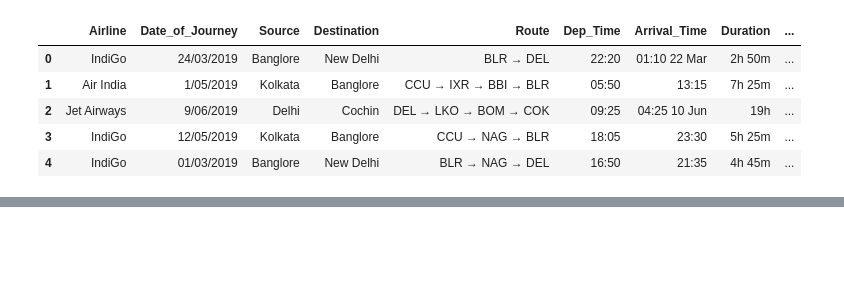
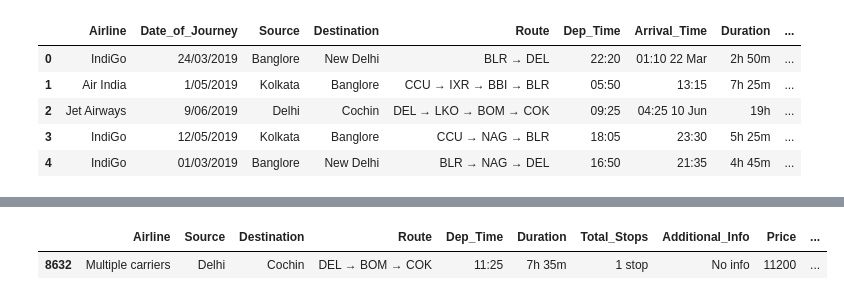
Before and after one commit to azaz9026/EDA, a Jupyter notebook: Flight Price Prediction/Flight_Price_Prediction.ipynb, the cells around one changed output, grey strips where cells are left out. Cells and saved outputs as stored; diff of their text form; code cells hidden in the pictures; blank space fills up the shorter version.

```diff
--- a/Flight Price Prediction/Flight_Price_Prediction.ipynb
+++ b/Flight Price Prediction/Flight_Price_Prediction.ipynb
@@ -29,0 +191,5 @@ df.head()
+# %%
+df['Arrival_Time'] = df['Arrival_Time'].apply(lambda x:x.split(' ')[0])
+# %%
+df['Arrival_hour'] = df['Arrival_Time'].str.split(':').str[0]
+df['Arrival_min'] = df['Arrival_Time'].str.split(':').str[1]
@@ -29,0 +216,10 @@ df.head()
+# %%
+df['Arrival_hour'] = df['Arrival_hour'].astype(int)
+df['Arrival_min'] = df['Arrival_min'].astype(int)
+# %%
+df.drop('Arrival_Time' , inplace=True , axis=1)
+# %%
+df.sample(1)
+# %% [output]
+|  | Airline | Source | Destination | Route | Dep_Time | Duration | Total_Stops | Additional_Info | Price | ... |
+| 8632 | Multiple carriers | Delhi | Cochin | DEL → BOM → COK | 11:25 | 7h 35m | 1 stop | No info | 11200 | ... |
```
Also changed, not shown: parts of 47 cells of this notebook.
